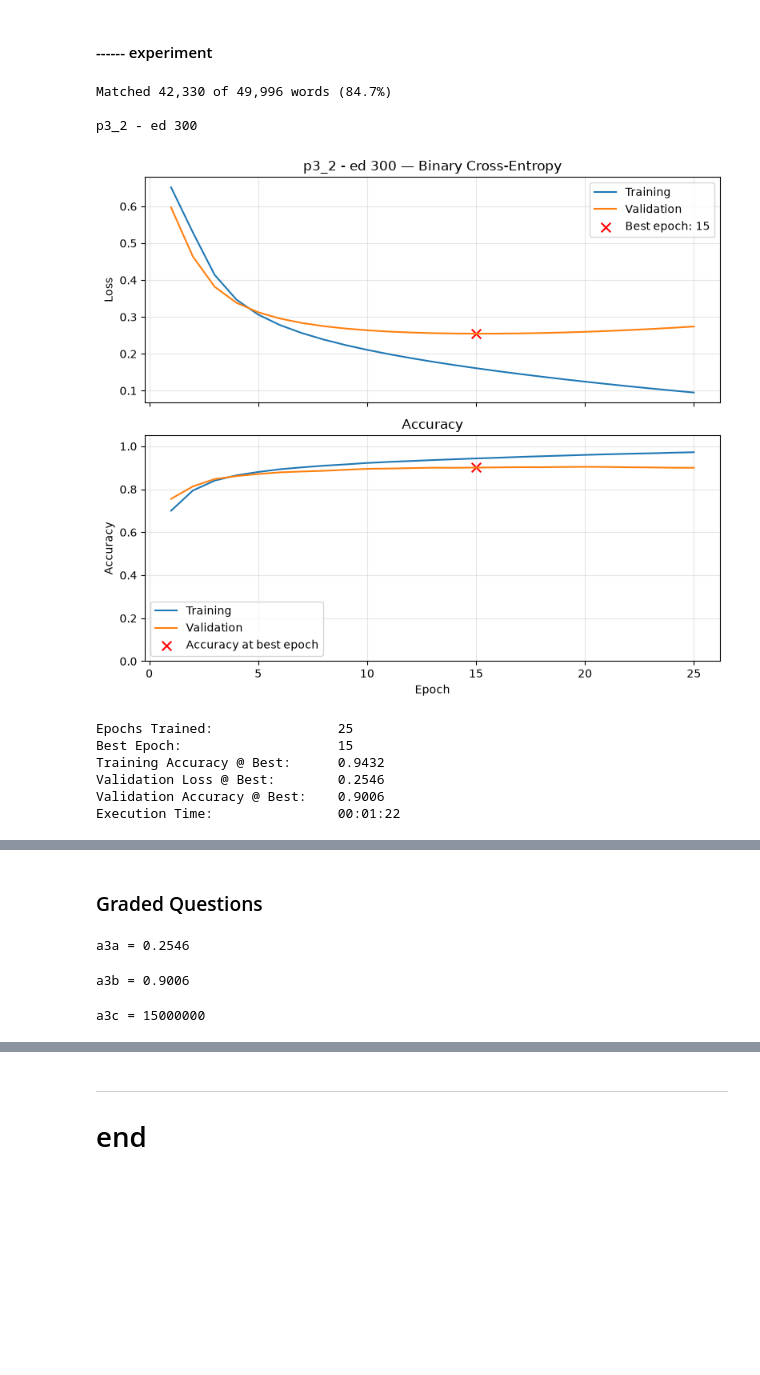
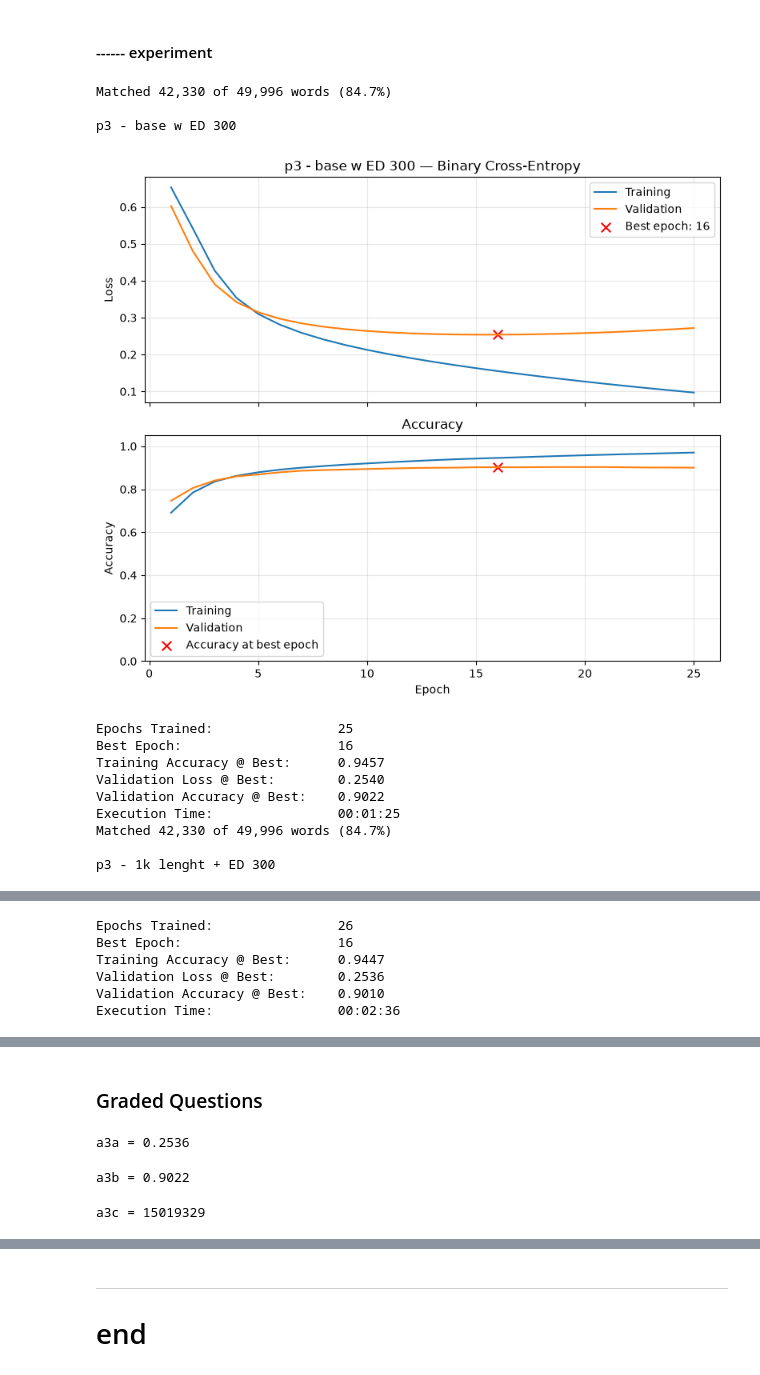
Before and after one commit to raffwh/dx703_hw, a Jupyter notebook: notebooks/Homework_07.ipynb, the cells around one changed output, grey strips where cells are left out. Saved outputs shown, nothing was run; the diff lists cells and outputs as text; code cells hidden in the pictures; blank space fills up the shorter version.

```diff
--- a/notebooks/Homework_07.ipynb
+++ b/notebooks/Homework_07.ipynb
@@ -1101,6 +1099,7 @@ Use expressions based on your experimental results rather than manually entering
 # Your code here; add as many cells as you wish
 
 from tensorflow.keras.preprocessing.sequence import pad_sequences
+from tensorflow.keras import regularizers
 ## - NEW: matrix builder (same logic and names as your original loop)
 def p2_build_embedding_matrix(
     embeddings_index,
@@ -1187,12 +1186,15 @@ def p2_model_w_options(
     return Sequential(layer_list)
 
 
-## - NEW: clip words outside the vocab and set sequence length for this experiment
 def p2_prepare_inputs(X, training_vocabulary_size, max_text_length, oov_index=2):
 
+    side = "post" if (X[:, -1] == 0).mean() > (X[:, 0] == 0).mean() else "pre"
+
     X_prepared = pad_sequences(
-        X,
-        maxlen=max_text_length   ## - default: pre-padding, keeps the LAST max_text_length tokens
+        X
+        , maxlen=max_text_length
+        , padding=side
+        , truncating=side
     )
 
     return np.where(X_prepared < training_vocabulary_size, X_prepared, oov_index)
@@ -1221,14 +1223,15 @@ p2_experiment_configs = {
     "p2a - vocab 20k, dim 100, len 500": dict(training_vocabulary_size=20_000),
     "p2a - vocab 70k, dim 100, len 500": dict(training_vocabulary_size=70_000),
     "p2b - vocab 50k, dim 100, len 250": dict(max_text_length=250),
+    "p2b - vocab 50k, dim 100, len 600": dict(max_text_length=600),
     "p2b - vocab 50k, dim 100, len 1000": dict(max_text_length=1000),
-    "p2c - vocab 20k, dim 100, len 250": dict(
-                                            training_vocabulary_size=20_000,
-                                            max_text_length=250,
+    "p2c - vocab 50k, dim 100, len 600": dict(
+                                            training_vocabulary_size=50_000,
+                                            max_text_length=600,
                                         ),
     "p2c - vocab 70k, dim 100, len 600": dict(
-                                            training_vocabulary_size=60_000,
-                                            max_text_length=400,
+                                            training_vocabulary_size=70_000,
+                                            max_text_length=600,
                                         ),
 }
 # %%
@@ -1498,19 +1504,19 @@ glove_path = Path(
     f"glove.6B/glove.6B.{embedding_dimension2}d.txt"
 )
 
-embeddings_index = {}
+embeddings_index_300  = {}
 
 with glove_path.open(encoding="utf8") as f:
     for line in f:
         word, *vec = line.split()
-        embeddings_index[word] = np.asarray(
+        embeddings_index_300 [word] = np.asarray(
             vec, dtype="float32"
         )
 
 p3_model_config_common = dict(
     embedding_trainable=True,
     hidden_dense=[64],
-    embeddings_index=embeddings_index,
+    embeddings_index=embeddings_index_300 ,
     word_index=word_index,
     training_vocabulary_size=50_000,
     embedding_dimension=embedding_dimension2,
@@ -1526,10 +1532,14 @@ p3_train_option_keys = ["lr_schedule", "epochs", "batch_size", "patience"]
 #### ------ experiment
 # %%
 p3_experiment_configs = {
-    "p3_2 - ed 300":     dict(
+    "p3 - base w ED 300":     dict(
                             training_vocabulary_size=50_000,
                             max_text_length=500,
                         ),
+    "p3 - 1k lenght + ED 300":     dict(
+                                training_vocabulary_size=50_000,
+                                max_text_length=1000,
+                            ),
 }
 # %%
 for nlp_experiment_title, nlp_experiment_cfg in p3_experiment_configs.items():
@@ -1551,12 +1561,12 @@ for nlp_experiment_title, nlp_experiment_cfg in p3_experiment_configs.items():
     p3_model_cfg_final = {**p3_model_config_common, **p3_model_cfg}
 
     ## - clip data to this experiment's vocab size and text length
-    X_train_p2 = p2_prepare_inputs(
+    X_train_p3 = p2_prepare_inputs(
         X_train,
         p3_model_cfg_final["training_vocabulary_size"],
         p3_model_cfg_final["max_text_length"]
     )
-    X_val_p2 = p2_prepare_inputs(
+    X_val_p3 = p2_prepare_inputs(
         X_val,
         p3_model_cfg_final["training_vocabulary_size"],
         p3_model_cfg_final["max_text_length"]
@@ -1566,41 +1576,44 @@ for nlp_experiment_title, nlp_experiment_cfg in p3_experiment_configs.items():
 
     nlp_result = train_and_validate(
         nlp_model,
-        X_train_p2, y_train,
-        X_val_p2, y_val,
+        X_train_p3, y_train,
+        X_val_p3, y_val,
         title=nlp_experiment_title,
         **{**p3_train_config_common, **p3_train_cfg}
     )
 
     ## - keep dict storage (results, models, full histories)
     nlp_experiment_results[nlp_experiment_title] = nlp_result
     nlp_fitted_models[nlp_experiment_title] = nlp_model
 
 
     ## - NEW: append this run to the combined results table (latest run wins on duplicate titles)
     nlp_all_results_df = (
         pd.concat([
             nlp_all_results_df
             , pd.DataFrame([nlp_result], index=[nlp_experiment_title])
             .assign(
                 vocab_size = p3_model_cfg_final["training_vocabulary_size"]
                 , embed_dim = p3_model_cfg_final["embedding_dimension"]
                 , max_len = p3_model_cfg_final["max_text_length"]
                 , lr = {**p3_train_config_common, **p3_train_cfg}["lr_schedule"]
             )
         ])
         .loc[lambda x: ~x.index.duplicated(keep="last")]
     )
 
 nlp_all_results_df.sort_values("Val Loss @ Best")
 # %% [output]
 Matched 42,330 of 49,996 words (84.7%)
 
-p3_2 - ed 300
+p3 - base w ED 300
-[figure, old version]
+[figure, new version]
 Epochs Trained:                25
-Best Epoch:                    15
-Training Accuracy @ Best:      0.9432
-Validation Loss @ Best:        0.2546
-Validation Accuracy @ Best:    0.9006
-Execution Time:                00:01:22
+Best Epoch:                    16
+Training Accuracy @ Best:      0.9457
+Validation Loss @ Best:        0.2540
+Validation Accuracy @ Best:    0.9022
+Execution Time:                00:01:25
+Matched 42,330 of 49,996 words (84.7%)
+
+p3 - 1k lenght + ED 300
@@ -1607 +1621,7 @@ Execution Time:                00:01:22
+Epochs Trained:                26
+Best Epoch:                    16
+Training Accuracy @ Best:      0.9447
+Validation Loss @ Best:        0.2536
+Validation Accuracy @ Best:    0.9010
+Execution Time:                00:02:36
 |  | title | best_epoch | epochs_trained | Val Loss @ Best | Val Acc @ Best | Execution Seconds | embed_dim | ... |
@@ -1636,7 +1658,7 @@ a3a = (
 
 print(f'a3a = {a3a:.4f}')
 # %% [output]
-a3a = 0.2546
+a3a = 0.2536
 # %%
 # Set a3b to the minimum validation loss achieved with 300-dimensional embeddings.
 
@@ -1652,7 +1674,7 @@ a3b = (
 
 print(f'a3b = {a3b:.4f}')
 # %% [output]
-a3b = 0.9006
+a3b = 0.9022
 # %%
 # Set a3c to the number of trainable parameters in the 300-dimensional model.
 
@@ -1663,7 +1692,7 @@ a3c = embedding_dimension2 * training_vocabulary_size             # Replace 0 wi
 
 print(f'a3c = {a3c}')
 # %% [output]
-a3c = 15000000
+a3c = 15019329
 # %%
 # Set a3d to the preferred embedding dimension (100 or 300), based on minimum validation loss.
 
```
Also changed, not shown: parts of 20 cells of this notebook.
